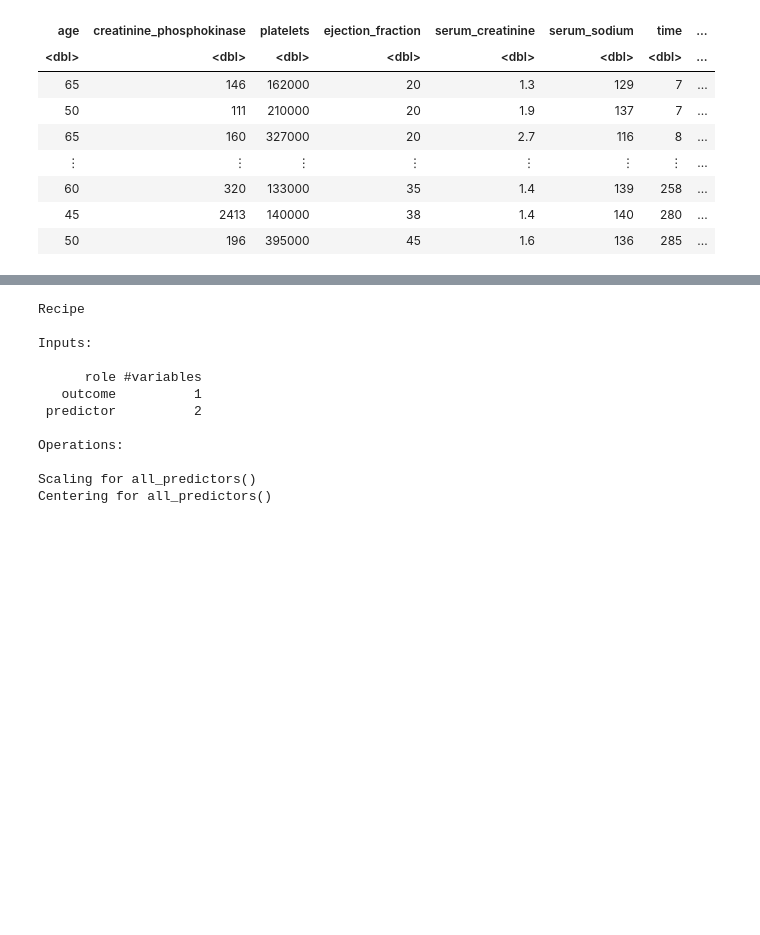
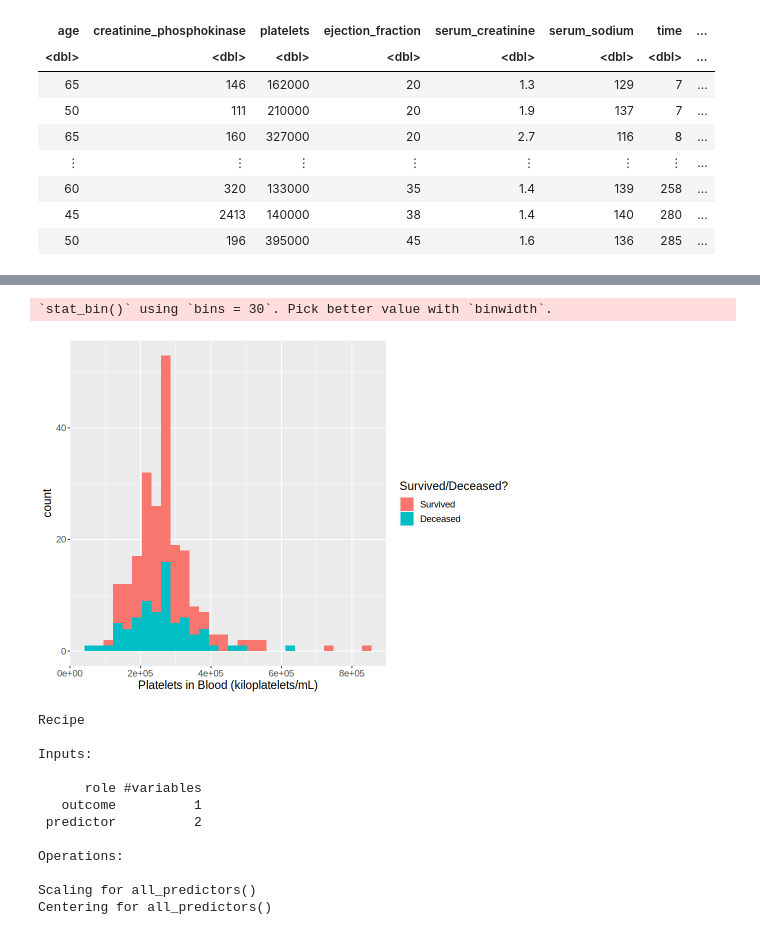
Before and after one commit to KristenisHuaiyi/Data_Science_Project, a Jupyter notebook: Untitled2.ipynb, the cells around one changed output, grey strips where cells are left out. Saved outputs shown, nothing was run; the diff lists cells and outputs as text; code cells hidden in the pictures; blank space fills up the shorter version.

```diff
--- a/Untitled2.ipynb
+++ b/Untitled2.ipynb
@@ -98,3 +134,15 @@ train_graph
+# %%
+options(repr.plot.width = 8, repr.plot.height = 6)
+train_graph_2 <- heart_train |>
+            ggplot(aes(x = platelets, fill = DEATH_EVENT)) +
+            geom_histogram() +
+            labs(x = "Platelets in Blood (kiloplatelets/mL)",
+                 fill = "Survived/Deceased?") +
+            theme(text = element_text(size = 14))
+train_graph_2
+# %% [output]
+`stat_bin()` using `bins = 30`. Pick better value with `binwidth`.
+[figure, added]
 # %%
 heart_recipe <- recipe(DEATH_EVENT ~ age + ejection_fraction, data = heart_train) |>
                 step_scale(all_predictors()) |>
```
Also changed, not shown: parts of 7 cells of this notebook.
